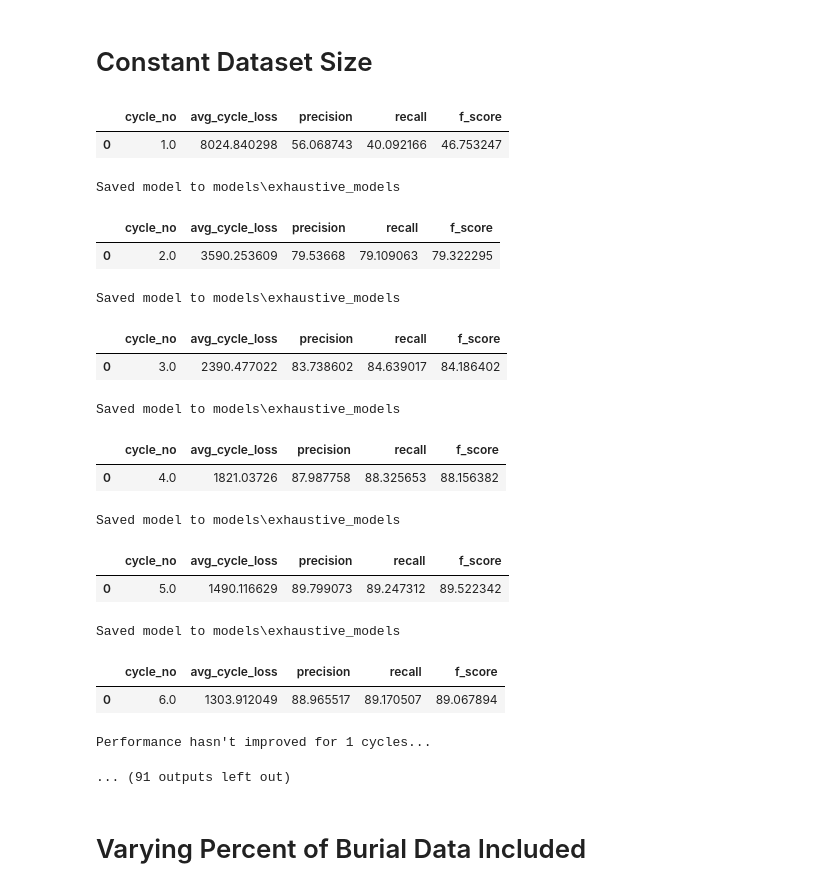
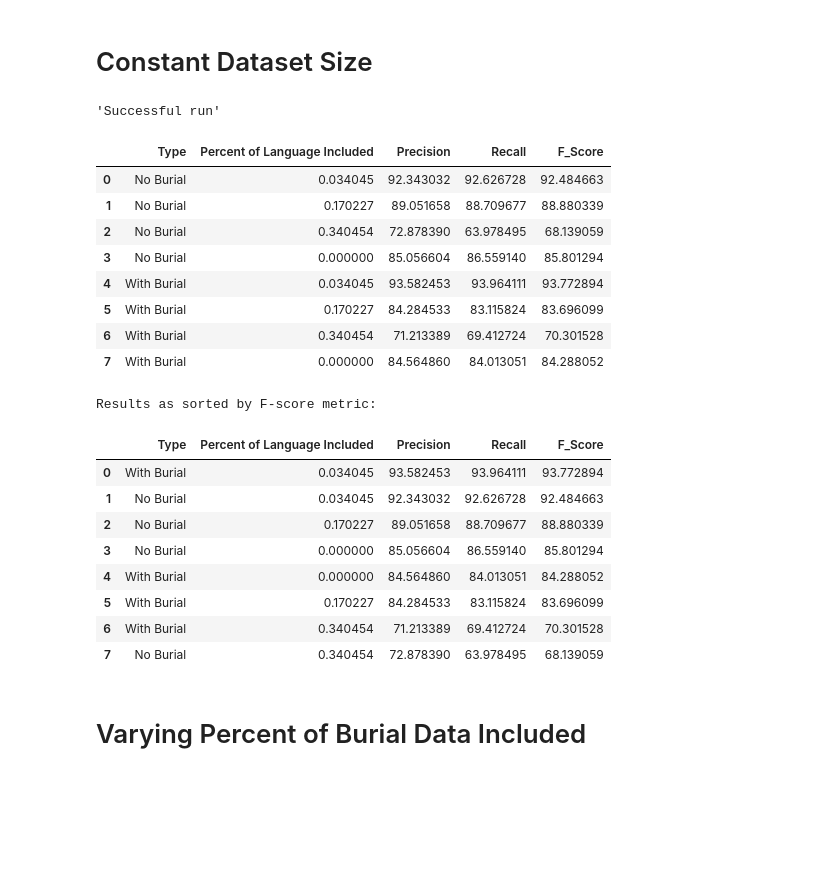
Before and after one commit to slavesocieties/ssda-nlp, a Jupyter notebook: 70-exhaustive-training.ipynb, the cells around one changed output. Saved outputs shown, nothing was run; the diff lists cells and outputs as text; code cells hidden in the pictures; blank space fills up the shorter version.

Commit message:
Ran Constant Dataset Size set... need to plot now and gather conclusions.  They seem more straightforward this time

```diff
--- a/70-exhaustive-training.ipynb
+++ b/70-exhaustive-training.ipynb
@@ -355,39 +355,53 @@ for j in range(2):
         nlp_model, perf_df = model_meta_training(nlp_model, training_data, valid_df, verbose=True, save_dir = save_mdir,
                                                  n_iter=10, solver_params=solves, compound_params=cping, dropout=dpout)
 
-        perf_df['learning rate'] = 0.001
-        perf_df['dropout'] = 0.5
-        perf_df['compounding rate'] = cping['cp_rate']
-        #Basis: schoolCopy = schoolDataFrame[allTheColumnsRequired].copy(deep=True)
-        history_df = perf_df.copy(deep=True)
-
 display('Successful run')
-
-##RESULTS
-concentrations_CDS = [10,50,100,0,10,50,100,0]
-pre_vec_CDS = [92.785879, 91.411043, ]
-rec_vec_CDS = [92.857143, 91.551459, ]
-f_vec_CDS = [92.821497, 91.481197, ]
 # %% [output]
-|  | cycle_no | avg_cycle_loss | precision | recall | f_score |
-| 0 | 1.0 | 8024.840298 | 56.068743 | 40.092166 | 46.753247 |
-Saved model to models\exhaustive_models
+'Successful run'
-|  | cycle_no | avg_cycle_loss | precision | recall | f_score |
-| 0 | 2.0 | 3590.253609 | 79.53668 | 79.109063 | 79.322295 |
-Saved model to models\exhaustive_models
-|  | cycle_no | avg_cycle_loss | precision | recall | f_score |
-| 0 | 3.0 | 2390.477022 | 83.738602 | 84.639017 | 84.186402 |
-Saved model to models\exhaustive_models
-|  | cycle_no | avg_cycle_loss | precision | recall | f_score |
-| 0 | 4.0 | 1821.03726 | 87.987758 | 88.325653 | 88.156382 |
-Saved model to models\exhaustive_models
-|  | cycle_no | avg_cycle_loss | precision | recall | f_score |
-| 0 | 5.0 | 1490.116629 | 89.799073 | 89.247312 | 89.522342 |
-Saved model to models\exhaustive_models
-|  | cycle_no | avg_cycle_loss | precision | recall | f_score |
-| 0 | 6.0 | 1303.912049 | 88.965517 | 89.170507 | 89.067894 |
-Performance hasn't improved for 1 cycles...
-... (91 outputs left out)
+# %%
+#no_test
+
+#Convert the percent included to the concentration since datasize is constant
+percentIncluded_CDS = [10,50,100,0,10,50,100,0]
+mixed_df = burialsOnly #ie 100%
+[mixed_df_rows, _] = mixed_df.shape
+[my_df_rows, _] = cdf2.append(cdf1, ignore_index=True).append(cdf3, ignore_index=True).shape
+K = mixed_df_rows / (my_df_rows*100)
+concentrations_CDS = [percent * K for percent in percentIncluded_CDS]
+
+##RESULTS
+pre_vec_CDS = [92.343032, 89.051658, 72.87839, 85.056604, 93.582453, 84.284533, 71.213389, 84.56486] #92.785879, 91.411043
+rec_vec_CDS = [92.626728, 88.709677, 63.978495, 86.55914, 93.964111, 83.115824, 69.412724, 84.013051] #92.857143, 91.551459
+f_vec_CDS = [92.484663, 88.880339, 68.139059, 85.801294, 93.772894, 83.696099, 70.301528, 84.288052] #92.821497, 91.481197
+
+manual_data_CDS = {'Type':['No Burial','No Burial','No Burial','No Burial','With Burial','With Burial','With Burial','With Burial'],'Percent of Language Included':concentrations_CDS, 'Precision':pre_vec_CDS, 'Recall':rec_vec_CDS, 'F_Score':f_vec_CDS}
+
+results_df_CDS = pd.DataFrame(manual_data_CDS)
+
+results_df_CDS.sort_values(by=['F_Score'], inplace=True, ascending=False)
+results_df_CDS = results_df_CDS.reset_index(drop=True)
+print('Results as sorted by F-score metric:')
+results_df_CDS.head(30)
+# %% [output]
+|  | Type | Percent of Language Included | Precision | Recall | F_Score |
+| 0 | No Burial | 0.034045 | 92.343032 | 92.626728 | 92.484663 |
+| 1 | No Burial | 0.170227 | 89.051658 | 88.709677 | 88.880339 |
+| 2 | No Burial | 0.340454 | 72.878390 | 63.978495 | 68.139059 |
+| 3 | No Burial | 0.000000 | 85.056604 | 86.559140 | 85.801294 |
+| 4 | With Burial | 0.034045 | 93.582453 | 93.964111 | 93.772894 |
+| 5 | With Burial | 0.170227 | 84.284533 | 83.115824 | 83.696099 |
+| 6 | With Burial | 0.340454 | 71.213389 | 69.412724 | 70.301528 |
+| 7 | With Burial | 0.000000 | 84.564860 | 84.013051 | 84.288052 |
+Results as sorted by F-score metric:
+|  | Type | Percent of Language Included | Precision | Recall | F_Score |
+| 0 | With Burial | 0.034045 | 93.582453 | 93.964111 | 93.772894 |
+| 1 | No Burial | 0.034045 | 92.343032 | 92.626728 | 92.484663 |
+| 2 | No Burial | 0.170227 | 89.051658 | 88.709677 | 88.880339 |
+| 3 | No Burial | 0.000000 | 85.056604 | 86.559140 | 85.801294 |
+| 4 | With Burial | 0.000000 | 84.564860 | 84.013051 | 84.288052 |
+| 5 | With Burial | 0.170227 | 84.284533 | 83.115824 | 83.696099 |
+| 6 | With Burial | 0.340454 | 71.213389 | 69.412724 | 70.301528 |
+| 7 | No Burial | 0.340454 | 72.878390 | 63.978495 | 68.139059 |
 # %% [markdown]
 # Varying Percent of Burial Data Included
 # %% [markdown]
```
Also changed, not shown: parts of 2 cells of this notebook, 4 other files.
